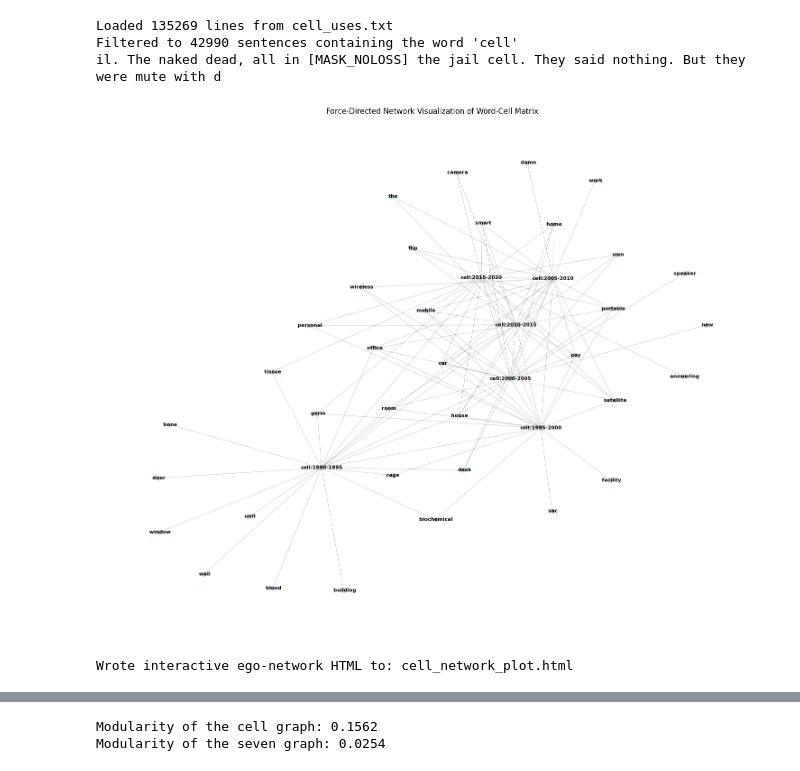
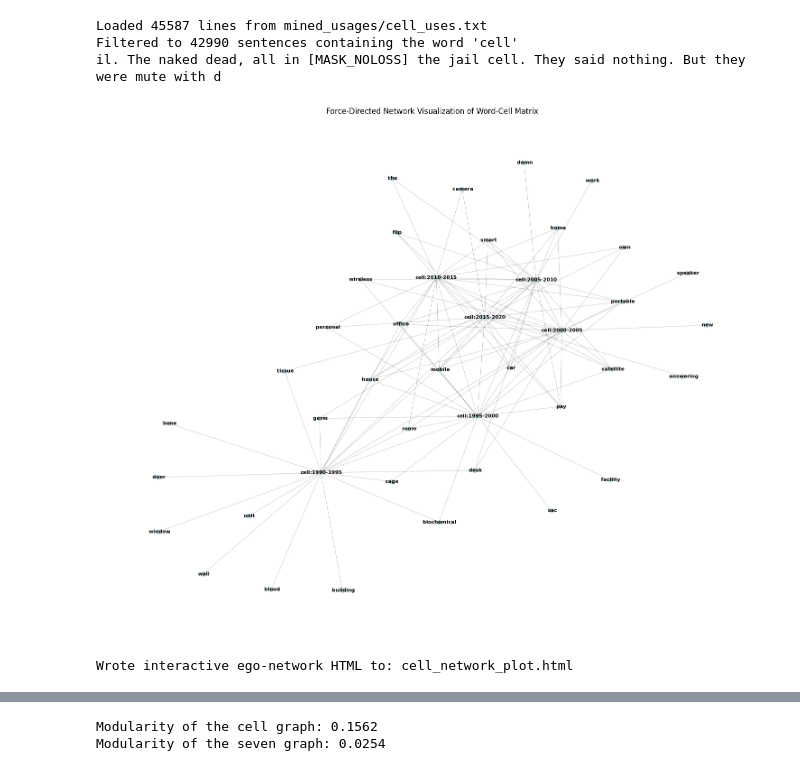
Before and after one commit to bstadt/tlm-1-release, a Jupyter notebook: eda/paradigmic.ipynb, the cells around one changed output, grey strips where cells are left out. Cells and saved outputs as stored; diff of their text form; code cells hidden in the pictures.

```diff
--- a/eda/paradigmic.ipynb
+++ b/eda/paradigmic.ipynb
@@ -712,11 +712,11 @@ def paradigmic_change(target_word, uses_path, model, tokenizer, subset_size=300)
 
     return G, pos, matrix
 # %%
-cell_G, cell_pos, cell_matrix = paradigmic_change('cell', 'cell_uses.txt', model, tokenizer, subset_size=300)
+cell_G, cell_pos, cell_matrix = paradigmic_change('cell', 'mined_usages/cell_uses.txt', model, tokenizer, subset_size=300)
 # %% [output]
-Loaded 135269 lines from cell_uses.txt
+Loaded 45587 lines from mined_usages/cell_uses.txt
 Filtered to 42990 sentences containing the word 'cell'
 il. The naked dead, all in [MASK_NOLOSS] the jail cell. They said nothing. But they were mute with d
-[figure, old version]
+[figure, new version]
 Wrote interactive ego-network HTML to: cell_network_plot.html
 # %%
```
Also changed, not shown: parts of 2 cells of this notebook, 6 other files.
